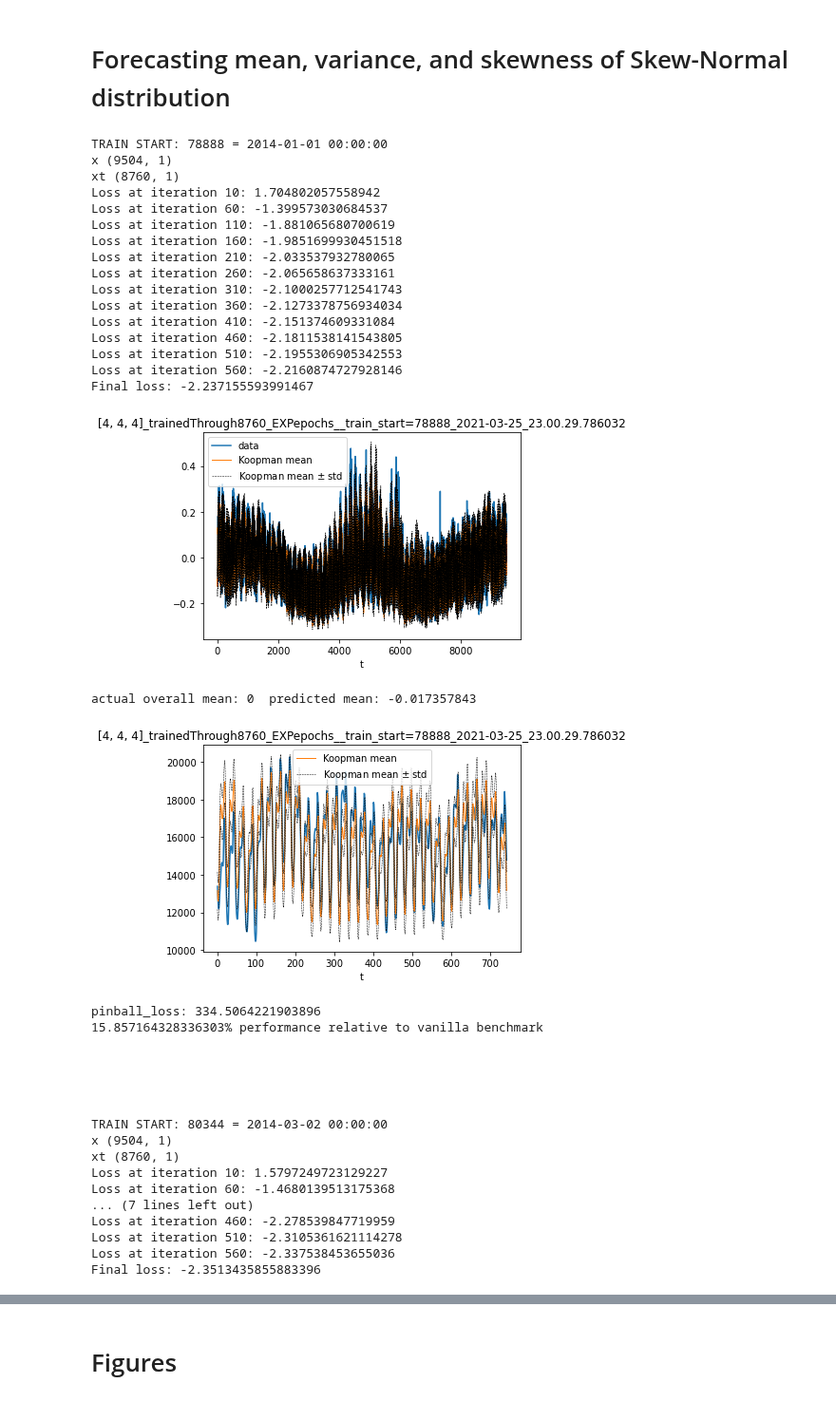
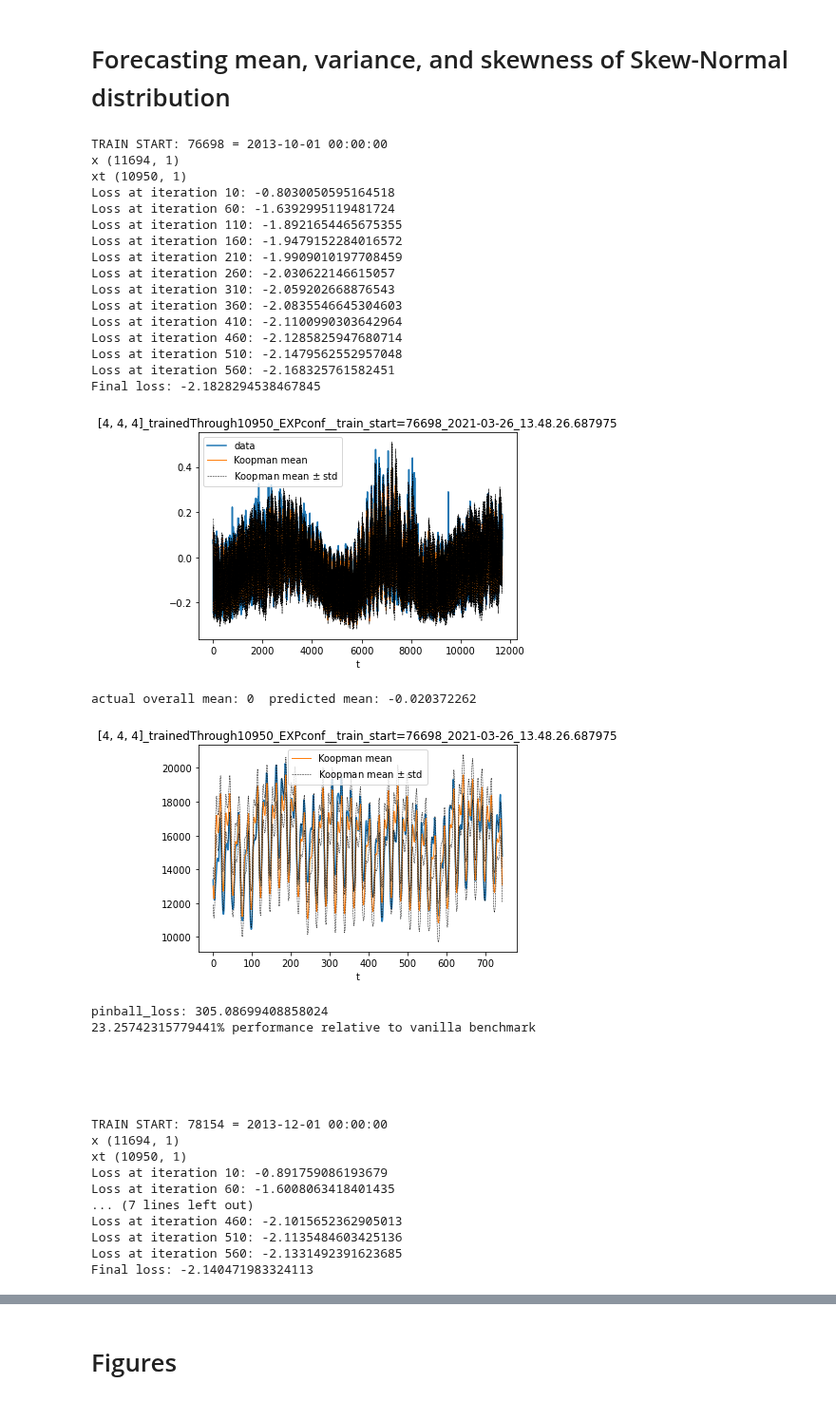
Before and after one commit to AlexTMallen/koopman-forecasting, a Jupyter notebook: EXPERIMENT_overconfidence.ipynb, the cells around one changed output, grey strips where cells are left out. Shown at 95% size. Cells and saved outputs as stored; diff of their text form; code cells hidden in the pictures.

```diff
--- a/EXPERIMENT_overconfidence.ipynb
+++ b/EXPERIMENT_overconfidence.ipynb
@@ -49,7 +49,8 @@ def normal_pdf(mu, sigma, x):
 # %% [markdown]
 ## Vanilla Benchmark Forecast
 # %%
-min_train_start = 9 * 365 * 24 + 2 * 24  # 2 leap years in from 2005 to 2014
+pre_length = 3 * 365 * 24 // 12  # 3 months
+min_train_start = 9 * 365 * 24 + 2 * 24 - pre_length  # 2 leap years from 2005 to 2014
 train_starts = np.linspace(min_train_start, min_train_start + 24 * 365 - 24, 12, endpoint=False).astype(int)
 months = ["Jan", "Feb", "Mar", "Apr", "May", "Jun", "Jul", "Aug", "Sep", "Oct", "Nov", "Dec"]
 # %%
@@ -98,20 +99,22 @@ relative_perfs = []
 for month, train_start in list(enumerate(train_starts))[::2]:
     print("TRAIN START:", train_start, "=", all_data[zone_name]["Date"][train_start])
 
-    train_through = 365 * 24
+    train_through = 365 * 24 + pre_length
     delay = 0  # 52 * 24
     predict_through = train_through + 24 * 31 + delay
     x = data[train_start:]
     x = x[:predict_through]
     xt = x[:train_through]
+    mask = torch.ones(xt.shape, dtype=torch.uint8)
+    mask[:pre_length] = 0
     num_freqs = [4, 4, 4]
     num_fourier = 4
-    loss_weights = 1 + 0.4 * torch.cos(torch.linspace(0, 2 * np.pi, xt.shape[0]))
+    loss_weights = 1 + 0.4 * torch.cos(torch.linspace(-2 * np.pi * pre_length / xt.shape[0], 2 * np.pi, xt.shape[0]))
     print("x", x.shape)
     print("xt", xt.shape)
 
     now = ("_".join(str(datetime.now()).split())).replace(":", ".")
-    data_name = "EXPepochs_" + f"_train_start={train_start}_" + now
+    data_name = "EXPconf_" + f"_train_start={train_start}_" + now
 
     ### TRAIN ###
     model = AlternatingSkewNLL(x_dim=xt.shape[1], num_freqs=num_freqs, n=256)
@@ -119,7 +122,7 @@ for month, train_start in list(enumerate(train_starts))[::2]:
 
     k.find_fourier_omegas(xt, hard_code=[24, 168, 24 * 365.25 / 12, 24 * 365.24])
 
-    k.fit(xt, iterations=600, verbose=False, cutoff=0, weight_decay=1e-3, lr_theta=1e-4, lr_omega=0);
+    k.fit(xt, iterations=600, verbose=False, cutoff=0, weight_decay=1e-3, lr_theta=1e-4, lr_omega=0, training_mask=mask);
 
     fname = "forecasts//" + data_name + f"trained{train_start}-{train_through}_{num_freqs}"
     mu_file = fname + "mu.npy"
@@ -170,66 +173,66 @@ for month, train_start in list(enumerate(train_starts))[::2]:
 
     #Skew-Normal distribution Rescaling to de-normalize data because pinball loss is not scale-invariant
     test_start = train_through + delay
     sigh, ah = sigma_hat[test_start: predict_through], a_hat[test_start: predict_through]
     delta = ah / (1 + ah ** 2) ** 0.5
     muh = mu_hat[test_start: predict_through] * rnge + (rnge - 1) * delta * sigh * (2 / np.pi) ** 0.5
     muh = muh + mean - (rnge - 1) * delta * sigh * (2 / np.pi) ** 0.5
     sigh = sigh * rnge
     mean_hat = model.mean([muh, sigh, ah])
     std_hat = model.std([muh, sigh, ah])
 
     plt.figure()
     plt.plot(x_original[train_start:][test_start: predict_through])
     plt.plot(mean_hat[:, dim], label="Koopman mean", linewidth=1)
     plt.plot(mean_hat[:, dim] + std_hat[:, dim], "--", color="black", label="Koopman mean $\pm$ std", linewidth=0.5)
     plt.plot(mean_hat[:, dim] - std_hat[:, dim], "--", color="black", linewidth=0.5)
     # plt.plot(ah[:, dim], color="red", linewidth=0.3, label="Koopman $\\alpha$")
     # plt.plot(std_hat[:, dim], color="green", linewidth=0.7, label="Koopman std")
     plt.title(f"{num_freqs}_trainedThrough{train_through}_" + data_name)
     plt.xlabel("t")
     plt.legend()
     plt.show()
 
     loss = skew_pinball_loss(x_original[train_start:][test_start: predict_through], muh, sigh, ah)[0]
     relative = (1 - loss/vanilla_losses[month]) * 100
     print("pinball_loss:", loss)
     print(f"{relative}% performance relative to vanilla benchmark" + "\n"*5)
     losses.append(loss)
     relative_perfs.append(relative)
 # %% [output]
-TRAIN START: 78888 = 2014-01-01 00:00:00
-x (9504, 1)
-xt (8760, 1)
-Loss at iteration 10: 1.704802057558942
-Loss at iteration 60: -1.399573030684537
-Loss at iteration 110: -1.881065680700619
-Loss at iteration 160: -1.9851699930451518
-Loss at iteration 210: -2.033537932780065
-Loss at iteration 260: -2.065658637333161
-Loss at iteration 310: -2.1000257712541743
-Loss at iteration 360: -2.1273378756934034
-Loss at iteration 410: -2.151374609331084
-Loss at iteration 460: -2.1811538141543805
-Loss at iteration 510: -2.1955306905342553
-Loss at iteration 560: -2.2160874727928146
-Final loss: -2.237155593991467
+TRAIN START: 76698 = 2013-10-01 00:00:00
+x (11694, 1)
+xt (10950, 1)
+Loss at iteration 10: -0.8030050595164518
+Loss at iteration 60: -1.6392995119481724
+Loss at iteration 110: -1.8921654465675355
+Loss at iteration 160: -1.9479152284016572
+Loss at iteration 210: -1.9909010197708459
+Loss at iteration 260: -2.030622146615057
+Loss at iteration 310: -2.059202668876543
+Loss at iteration 360: -2.0835546645304603
+Loss at iteration 410: -2.1100990303642964
+Loss at iteration 460: -2.1285825947680714
+Loss at iteration 510: -2.1479562552957048
+Loss at iteration 560: -2.168325761582451
+Final loss: -2.1828294538467845
-[figure, old version]
+[figure, new version]
-actual overall mean: 0  predicted mean: -0.017357843
+actual overall mean: 0  predicted mean: -0.020372262
-[figure, old version]
+[figure, new version]
-pinball_loss: 334.5064221903896
-15.857164328336303% performance relative to vanilla benchmark
+pinball_loss: 305.08699408858024
+23.25742315779441% performance relative to vanilla benchmark
 
 
 
 
 
-TRAIN START: 80344 = 2014-03-02 00:00:00
-x (9504, 1)
-xt (8760, 1)
-Loss at iteration 10: 1.5797249723129227
-Loss at iteration 60: -1.4680139513175368
+TRAIN START: 78154 = 2013-12-01 00:00:00
+x (11694, 1)
+xt (10950, 1)
+Loss at iteration 10: -0.891759086193679
+Loss at iteration 60: -1.6008063418401435
 ... (7 lines left out)
-Loss at iteration 460: -2.278539847719959
-Loss at iteration 510: -2.3105361621114278
-Loss at iteration 560: -2.337538453655036
-Final loss: -2.3513435855883396
+Loss at iteration 460: -2.1015652362905013
+Loss at iteration 510: -2.1135484603425136
+Loss at iteration 560: -2.1331492391623685
+Final loss: -2.140471983324113
```
Also changed, not shown: parts of 9 cells of this notebook, 3 other files.
